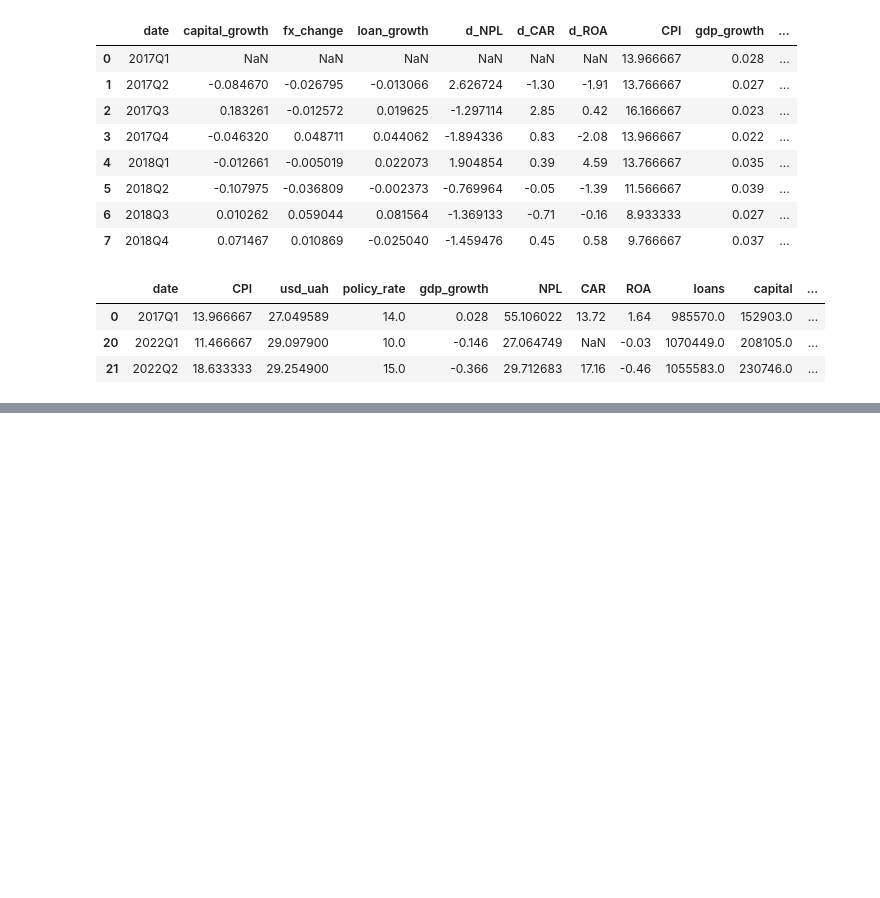
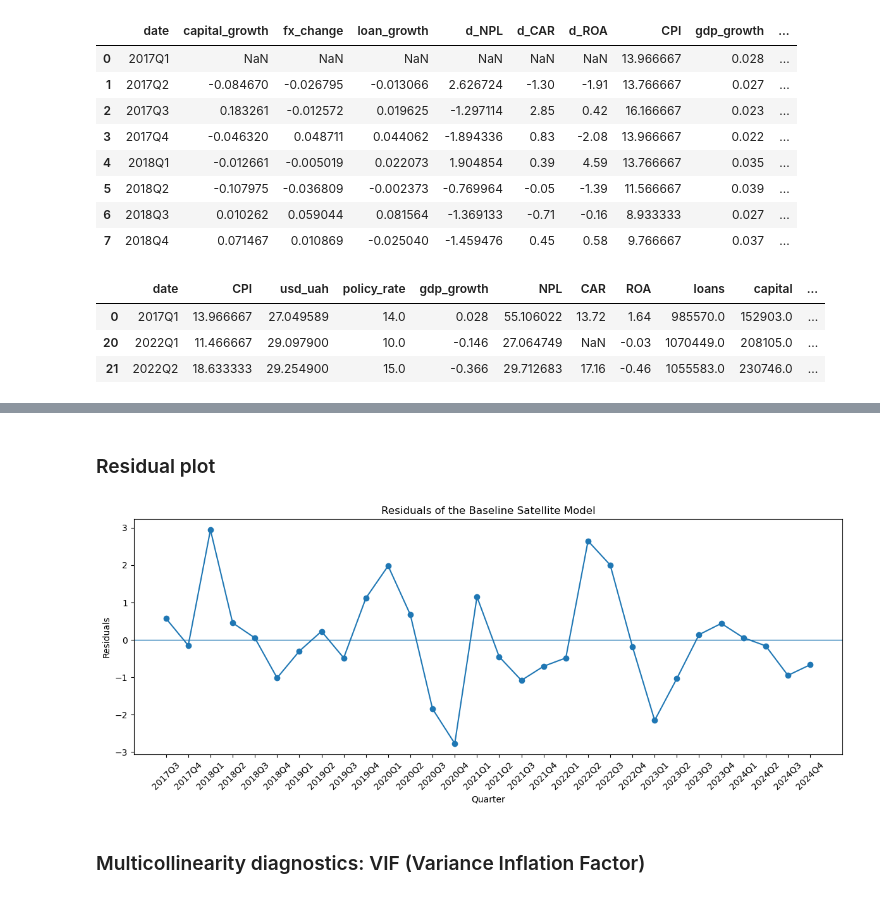
Before and after one commit to darenky/Stress-testing, a Jupyter notebook: notebooks/proccessing/03_regression.ipynb, the cells around one changed output, grey strips where cells are left out. Cells and saved outputs as stored; diff of their text form; code cells hidden in the pictures; blank space fills up the shorter version.

```diff
--- a/notebooks/proccessing/03_regression.ipynb
+++ b/notebooks/proccessing/03_regression.ipynb
@@ -217,0 +183,21 @@ Notes:
+# %%
+# Final baseline model
+
+baseline_features = [
+    "gdp_growth_lag1",
+    "policy_rate_lag1",
+    "fx_change_lag1"
+]
+
+target = "d_NPL"
+
+baseline_data = df_lag[baseline_features + [target, "date"]].dropna()
+
+X_baseline = baseline_data[baseline_features]
+y_baseline = baseline_data[target]
+
+X_baseline = sm.add_constant(X_baseline)
+
+baseline_model = sm.OLS(y_baseline, X_baseline).fit()
+
+print(baseline_model.summary())
@@ -217,0 +267,23 @@ Notes:
+# %% [markdown]
+### Residual plot
+# %%
+plt.figure(figsize=(12, 5))
+
+plt.plot(
+    baseline_data["date"],
+    baseline_data["residuals"],
+    marker="o"
+)
+
+plt.axhline(0, linewidth=1)
+
+plt.title("Residuals of the Baseline Satellite Model")
+plt.xlabel("Quarter")
+plt.ylabel("Residuals")
+plt.xticks(rotation=45)
+plt.tight_layout()
+plt.show()
+# %% [output]
+[figure, added]
+# %% [markdown]
+### Multicollinearity diagnostics: VIF (Variance Inflation Factor)
```
Also changed, not shown: parts of 32 cells of this notebook, 2 other files.
